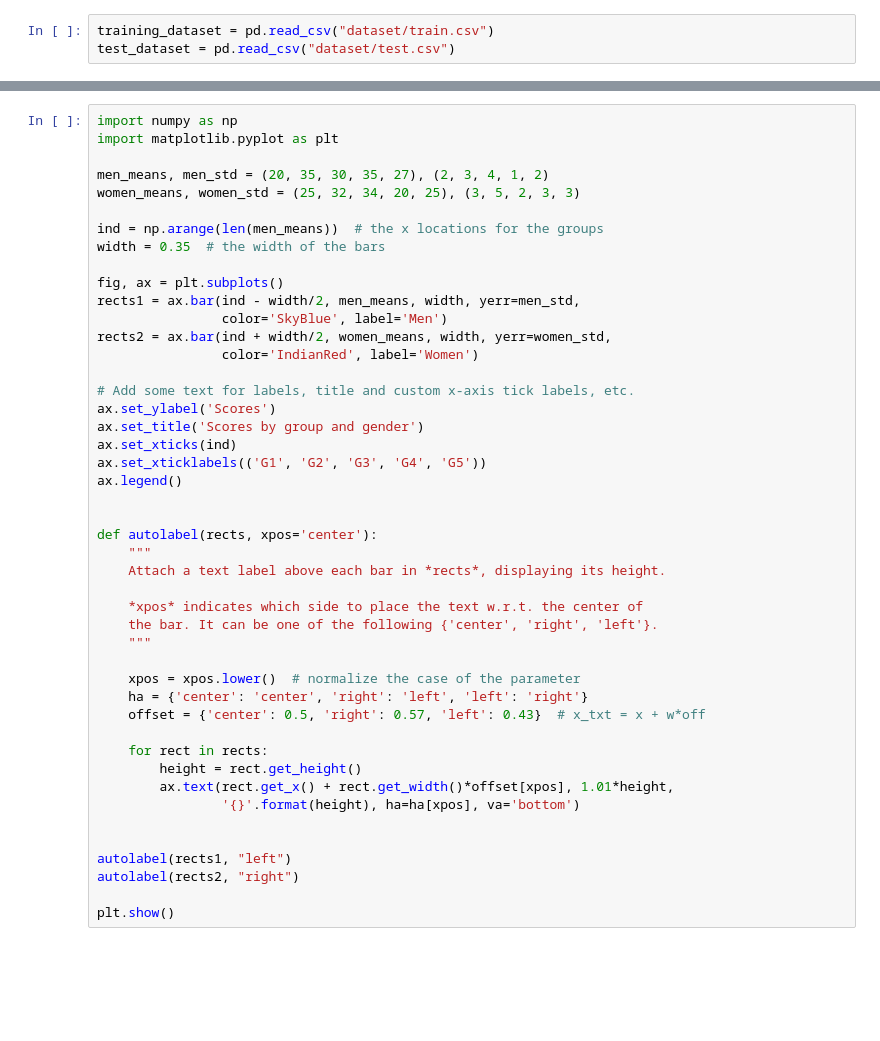
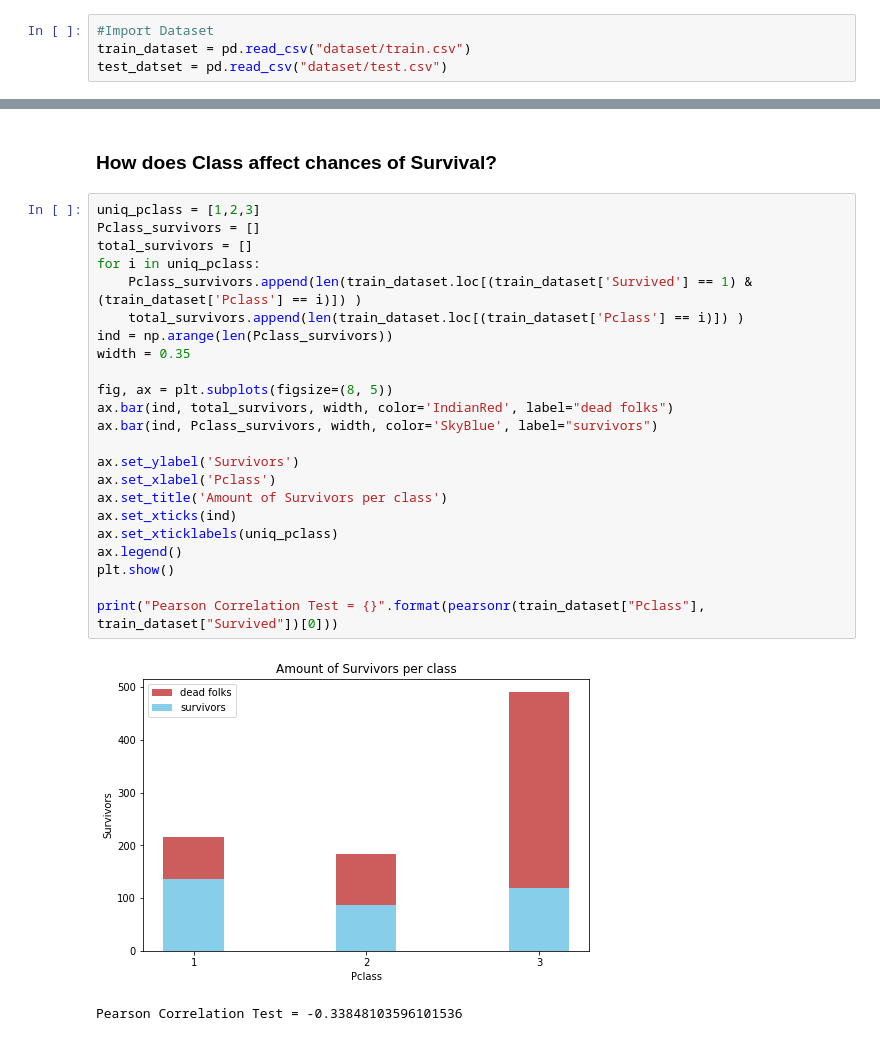
Before and after one commit to ryanliwag/kaggle_dump, a Jupyter notebook: titanic/Titanic.ipynb, the cells around one changed output, grey strips where cells are left out. Cells and saved outputs as stored; diff of their text form; blank space fills up the shorter version.

```diff
--- a/titanic/Titanic.ipynb
+++ b/titanic/Titanic.ipynb
@@ -5,3 +10,4 @@ import pandas as pd
 # %%
-training_dataset = pd.read_csv("dataset/train.csv")
-test_dataset = pd.read_csv("dataset/test.csv")
+#Import Dataset
+train_dataset = pd.read_csv("dataset/train.csv")
+test_datset = pd.read_csv("dataset/test.csv")
@@ -84,46 +62,28 @@ plt.show()
-# %%
-import numpy as np
-import matplotlib.pyplot as plt
-
-men_means, men_std = (20, 35, 30, 35, 27), (2, 3, 4, 1, 2)
-women_means, women_std = (25, 32, 34, 20, 25), (3, 5, 2, 3, 3)
-
-ind = np.arange(len(men_means))  # the x locations for the groups
-width = 0.35  # the width of the bars
-
-fig, ax = plt.subplots()
-rects1 = ax.bar(ind - width/2, men_means, width, yerr=men_std,
-                color='SkyBlue', label='Men')
-rects2 = ax.bar(ind + width/2, women_means, width, yerr=women_std,
-                color='IndianRed', label='Women')
-
-# Add some text for labels, title and custom x-axis tick labels, etc.
-ax.set_ylabel('Scores')
-ax.set_title('Scores by group and gender')
-ax.set_xticks(ind)
-ax.set_xticklabels(('G1', 'G2', 'G3', 'G4', 'G5'))
-ax.legend()
-
-
-def autolabel(rects, xpos='center'):
-    """
-    Attach a text label above each bar in *rects*, displaying its height.
-
-    *xpos* indicates which side to place the text w.r.t. the center of
-    the bar. It can be one of the following {'center', 'right', 'left'}.
-    """
-
-    xpos = xpos.lower()  # normalize the case of the parameter
-    ha = {'center': 'center', 'right': 'left', 'left': 'right'}
-    offset = {'center': 0.5, 'right': 0.57, 'left': 0.43}  # x_txt = x + w*off
-
-    for rect in rects:
-        height = rect.get_height()
-        ax.text(rect.get_x() + rect.get_width()*offset[xpos], 1.01*height,
-                '{}'.format(height), ha=ha[xpos], va='bottom')
-
-
-autolabel(rects1, "left")
-autolabel(rects2, "right")
-
-plt.show()
+# %% [markdown]
+### How does Class affect chances of Survival?
+# %%
+uniq_pclass = [1,2,3]
+Pclass_survivors = []
+total_survivors = []
+for i in uniq_pclass:
+    Pclass_survivors.append(len(train_dataset.loc[(train_dataset['Survived'] == 1) & (train_dataset['Pclass'] == i)]) )
+    total_survivors.append(len(train_dataset.loc[(train_dataset['Pclass'] == i)]) )
+ind = np.arange(len(Pclass_survivors))
+width = 0.35
+
+fig, ax = plt.subplots(figsize=(8, 5))
+ax.bar(ind, total_survivors, width, color='IndianRed', label="dead folks")
+ax.bar(ind, Pclass_survivors, width, color='SkyBlue', label="survivors")
+
+ax.set_ylabel('Survivors')
+ax.set_xlabel('Pclass')
+ax.set_title('Amount of Survivors per class')
+ax.set_xticks(ind)
+ax.set_xticklabels(uniq_pclass)
+ax.legend()
+plt.show()
+
+print("Pearson Correlation Test = {}".format(pearsonr(train_dataset["Pclass"], train_dataset["Survived"])[0]))
+# %% [output]
+[figure, added]
+Pearson Correlation Test = -0.33848103596101536
```
Also changed, not shown: parts of 17 cells of this notebook.
